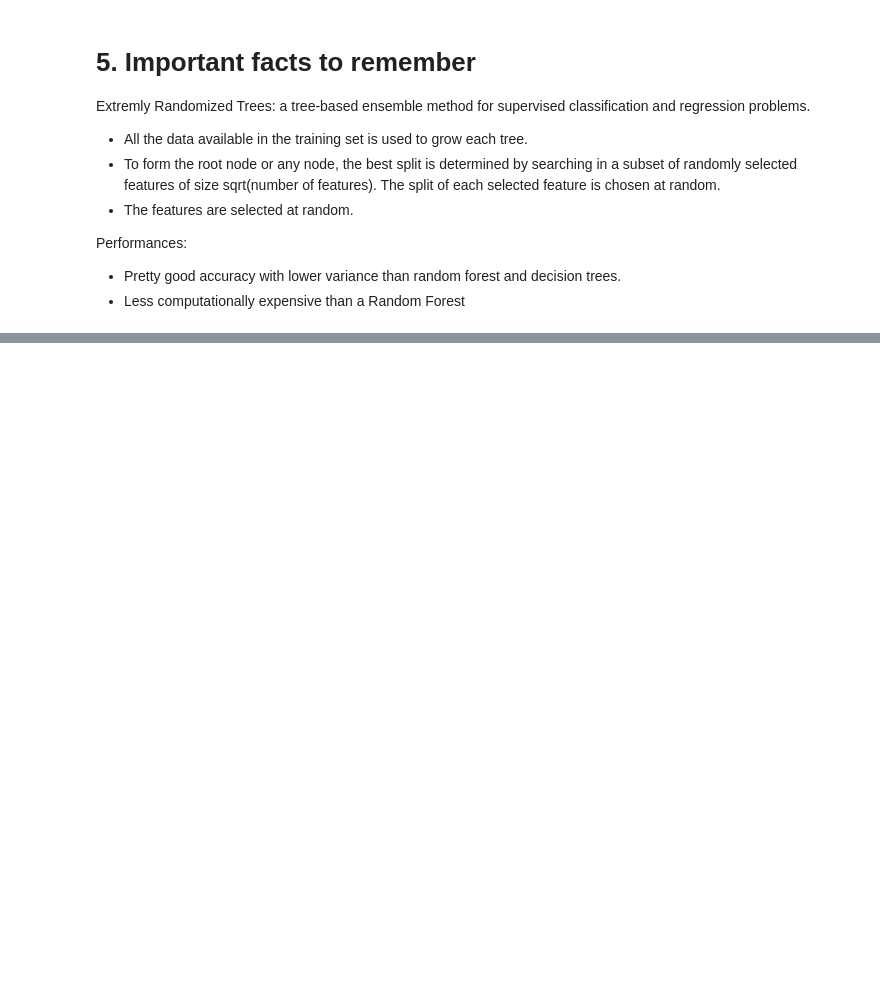
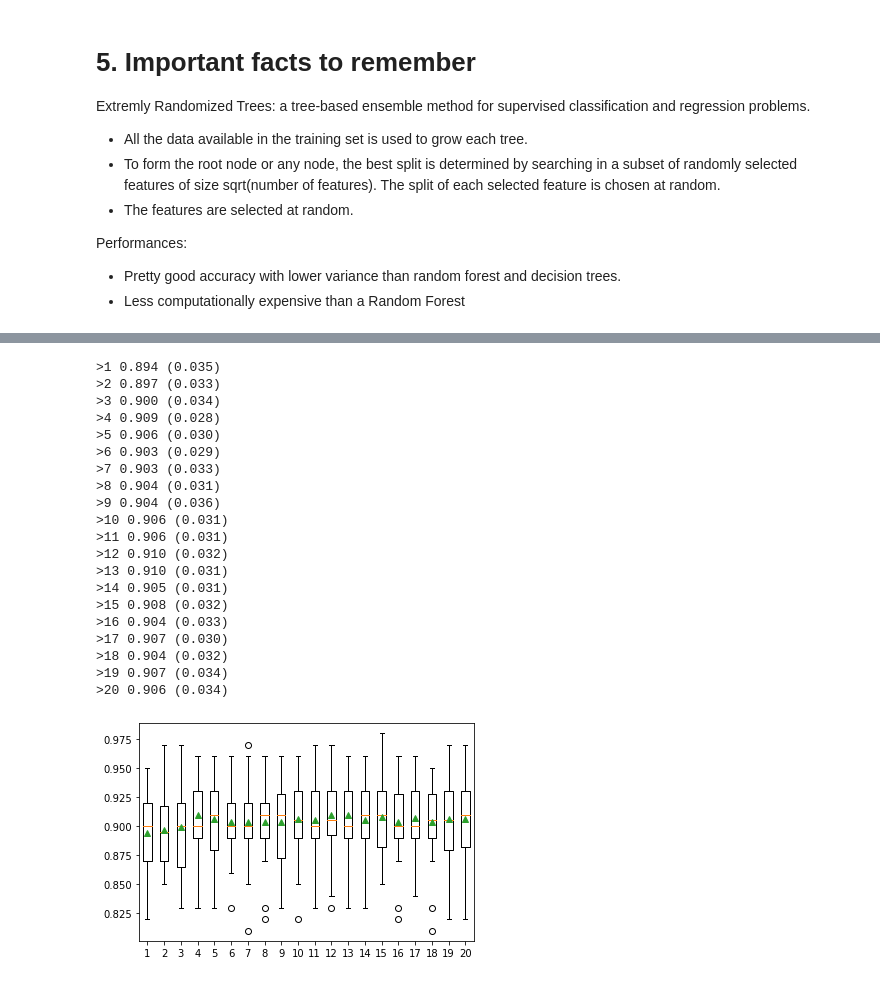
Before and after one commit to Ziqing-WU/ERT-Notebook, a Jupyter notebook: ExtraTrees.ipynb, the cells around one changed output, grey strips where cells are left out. Saved outputs shown, nothing was run; the diff lists cells and outputs as text; code cells hidden in the pictures; blank space fills up the shorter version.

```diff
--- a/ExtraTrees.ipynb
+++ b/ExtraTrees.ipynb
@@ -476,0 +491,63 @@ Performances:
+# %%
+# explore extra trees number of features effect on performance
+
+# get the dataset
+def get_dataset():
+    X, y = make_classification(n_samples=1000, n_features=20, n_informative=15, n_redundant=5, random_state=4)
+    return X, y
+
+# get a list of models to evaluate
+def get_models():
+    models = dict()
+    # explore number of features from 1 to 20
+    for i in range(1, 21):
+        models[str(i)] = ExtraTreesClassifier(max_features=i, random_state=21)
+    return models
+
+# evaluate a given model using cross-validation
+def evaluate_model(model, X, y):
+    # define the evaluation procedure
+    cv = RepeatedStratifiedKFold(n_splits=10, n_repeats=3, random_state=2)
+    # evaluate the model and collect the results
+    scores = cross_val_score(model, X, y, scoring='accuracy', cv=cv, n_jobs=-1)
+    return scores
+
+# define dataset
+X, y = get_dataset()
+# get the models to evaluate
+models = get_models()
+# evaluate the models and store results
+results, names = list(), list()
+for name, model in models.items():
+    # evaluate the model
+    scores = evaluate_model(model, X, y)
+    # store the results
+    results.append(scores)
+    names.append(name)
+    # summarize the performance along the way
+    print('>%s %.3f (%.3f)' % (name, mean(scores), std(scores)))
+# plot model performance for comparison
+pyplot.boxplot(results, labels=names, showmeans=True)
+pyplot.show()
+# %% [output]
+>1 0.894 (0.035)
+>2 0.897 (0.033)
+>3 0.900 (0.034)
+>4 0.909 (0.028)
+>5 0.906 (0.030)
+>6 0.903 (0.029)
+>7 0.903 (0.033)
+>8 0.904 (0.031)
+>9 0.904 (0.036)
+>10 0.906 (0.031)
+>11 0.906 (0.031)
+>12 0.910 (0.032)
+>13 0.910 (0.031)
+>14 0.905 (0.031)
+>15 0.908 (0.032)
+>16 0.904 (0.033)
+>17 0.907 (0.030)
+>18 0.904 (0.032)
+>19 0.907 (0.034)
+>20 0.906 (0.034)
+[figure, added]
```
Also changed, not shown: parts of 10 cells of this notebook.
